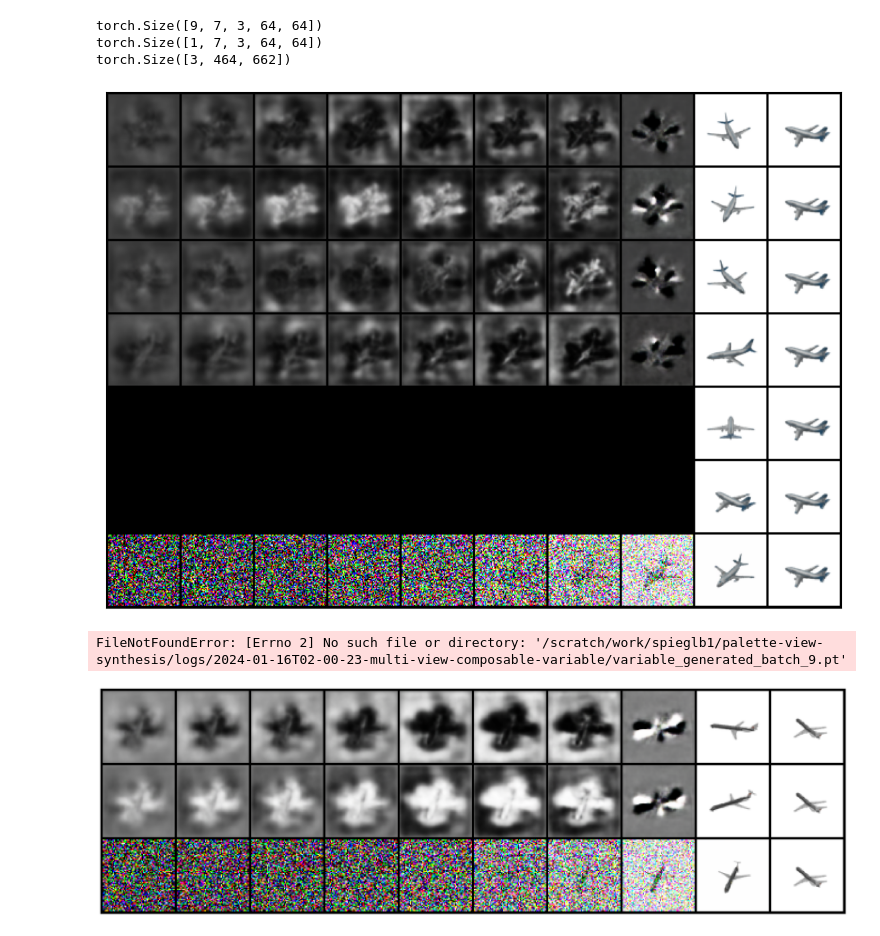
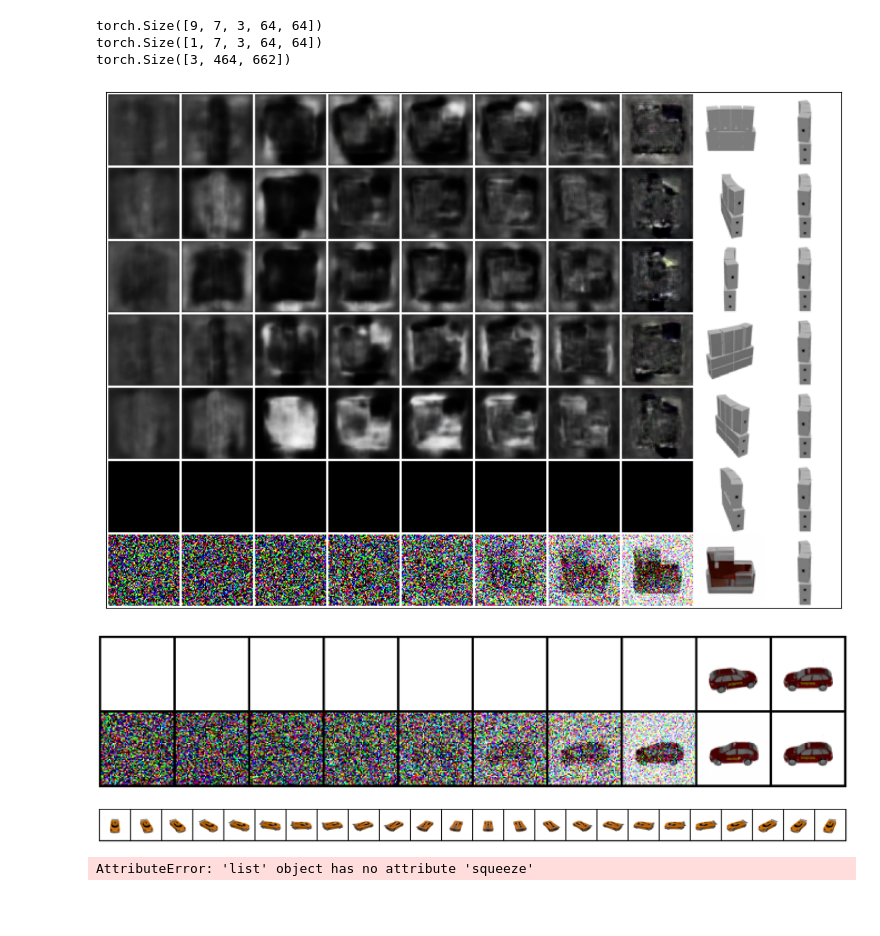
Before and after one commit to bronemos/view-fusion, a Jupyter notebook: analysis.ipynb, the cells around one changed output. Cells and saved outputs as stored; diff of their text form; code cells hidden in the pictures; blank space fills up the shorter version.

```diff
--- a/analysis.ipynb
+++ b/analysis.ipynb
@@ -34,9 +34,10 @@ def show(imgs, n_y = 24, n_x=10, dim=64, label=False):
 # %%
 spoof = False
-src_dir = "/scratch/work/spieglb1/palette-view-synthesis/logs/2024-01-16T02-00-23-multi-view-composable-variable"
+src_dir = "/scratch/work/spieglb1/palette-view-synthesis/logs/2024-01-17T15-13-15-multi-view-composable-variable-small-v100-generate"
 generated_batch = torch.load(os.path.join(src_dir, "generated_batch.pt"), map_location=torch.device("cpu"))
 logit_arr = torch.load(os.path.join(src_dir, "logit_arr.pt"), map_location=torch.device("cpu"))
 weight_arr = torch.load(os.path.join(src_dir, "weight_arr.pt"), map_location=torch.device("cpu"))
 target = torch.load(os.path.join(src_dir, "target.pt"), map_location=torch.device("cpu"))
 cond = torch.load(os.path.join(src_dir, "cond.pt"), map_location=torch.device("cpu"))
+view_count = torch.load(os.path.join(src_dir, "view_count.pt"), map_location=torch.device("cpu"))
 # %%
@@ -52,12 +80,12 @@ torch.Size([12, 8, 6, 3, 64, 64])
 # %%
-i = 9
+i = 5
 target_grid = torch.cat([target[i, ...][None, ...],] * (weight_arr.shape[2] + 1))[None, ...]
 view_weights = torch.cat((weight_arr[i, ...], cond[i, :weight_arr.shape[2], :3, ...][None, ...]), dim=0)
 view_weights = torch.cat((view_weights, torch.clamp(generated_batch[i, ...][:, None, ...], 0, 1)), dim=1)
 print(view_weights.shape)
 print(target_grid.shape)
 view_weights = torch.cat((view_weights, target_grid))
-view_weights = make_grid(rearrange(view_weights, "s v c h w -> (v s) c h w"), nrow=view_weights.shape[0], scale_each=True)
+view_weights = make_grid(rearrange(view_weights, "s v c h w -> (v s) c h w"), nrow=view_weights.shape[0], scale_each=True, pad_value=1.0)
 save_image(view_weights, "architecture_sample.png")
 print(view_weights.shape)
 show(view_weights)
@@ -65,22 +93,29 @@ show(view_weights)
 torch.Size([9, 7, 3, 64, 64])
 torch.Size([1, 7, 3, 64, 64])
 torch.Size([3, 464, 662])
-[figure, old version]
+[figure, new version]
 # %%
-n = 9
+n = 1
 variable_generated_batch = torch.load(os.path.join(src_dir, f"variable_generated_batch_{n}.pt"), map_location=torch.device("cpu"))
 variable_logit_arr = torch.load(os.path.join(src_dir, f"variable_logit_arr_{n}.pt"), map_location=torch.device("cpu"))
 variable_weight_arr = torch.load(os.path.join(src_dir, f"variable_weight_arr_{n}.pt"), map_location=torch.device("cpu"))
 target = torch.load(os.path.join(src_dir, "target.pt"), map_location=torch.device("cpu"))
-# %% [output]
-FileNotFoundError: [Errno 2] No such file or directory: '/scratch/work/spieglb1/palette-view-synthesis/logs/2024-01-16T02-00-23-multi-view-composable-variable/variable_generated_batch_9.pt'
 # %%
-i = 11
+i = 10
 target_grid = torch.cat([target[i, ...][None, ...],] * (variable_weight_arr.shape[2] + 1))[None, ...]
 view_weights = torch.cat((variable_weight_arr[i, ...], cond[i, :variable_weight_arr.shape[2], :3, ...][None, ...]), dim=0)
 view_weights = torch.cat((view_weights, torch.clamp(variable_generated_batch[i, ...][:, None, ...], 0, 1)), dim=1)
 view_weights = torch.cat((view_weights, target_grid))
 view_weights = make_grid(rearrange(view_weights, "s v c h w -> (v s) c h w"), nrow=view_weights.shape[0], scale_each=True)
 show(view_weights, n_y=variable_weight_arr.shape[2]+1)
 # %% [output]
-[figure, old version]
+[figure, new version]
+# %%
+i = 1
+ar_src = "/scratch/work/spieglb1/palette-view-synthesis/logs/2024-01-17T15-13-15-multi-view-composable-variable-small-v100-generate/ar"
+generated_samples = torch.clamp(torch.load(os.path.join(ar_src, f"samples_{i}.pt"), map_location=torch.device("cpu")), 0, 1)
+all_views = torch.load(os.path.join(ar_src, f"all_views.pt"), map_location=torch.device("cpu"))
+targets = make_grid(all_views.squeeze(), nrow=24, scale_each=False)
+show(targets)
+# %% [output]
+[figure, added]
@@ -86,0 +124,4 @@ show(view_weights, n_y=variable_weight_arr.shape[2]+1)
+# %%
+save_image(make_grid(cond_list[:2].squeeze(), nrow=1, pad_value=0.9), "ar_primer.png")
+# %% [output]
+AttributeError: 'list' object has no attribute 'squeeze'
```
Also changed, not shown: parts of 15 cells of this notebook, 26 other files.
